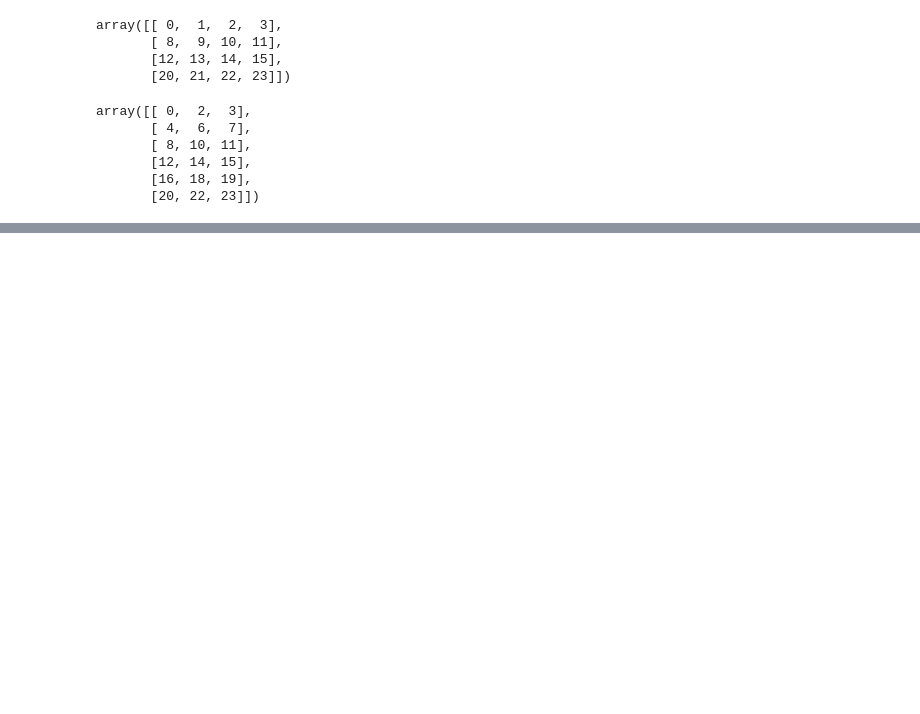
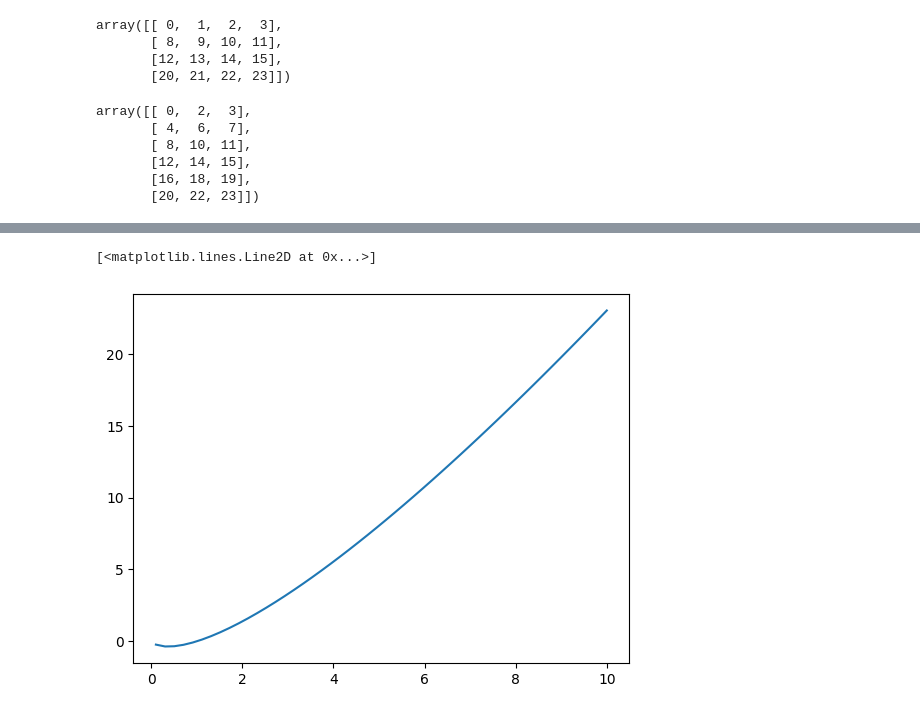
Before and after one commit to Evergreenies/data-science-learning, a Jupyter notebook: numpy-practices/numpy-basics.ipynb, the cells around one changed output, grey strips where cells are left out. Drawn from its saved outputs; the diff is of its cells as text; code cells hidden in the pictures; blank space fills up the shorter version.

```diff
--- a/numpy-practices/numpy-basics.ipynb
+++ b/numpy-practices/numpy-basics.ipynb
@@ -374,0 +581,7 @@ array([88, 68, 62, 84])
+# %%
+y = x * np.log(x)
+
+plt.plot(x, y)
+# %% [output]
+[<matplotlib.lines.Line2D at 0x...>]
+[figure, added]
```
Also changed, not shown: parts of 26 cells of this notebook.
